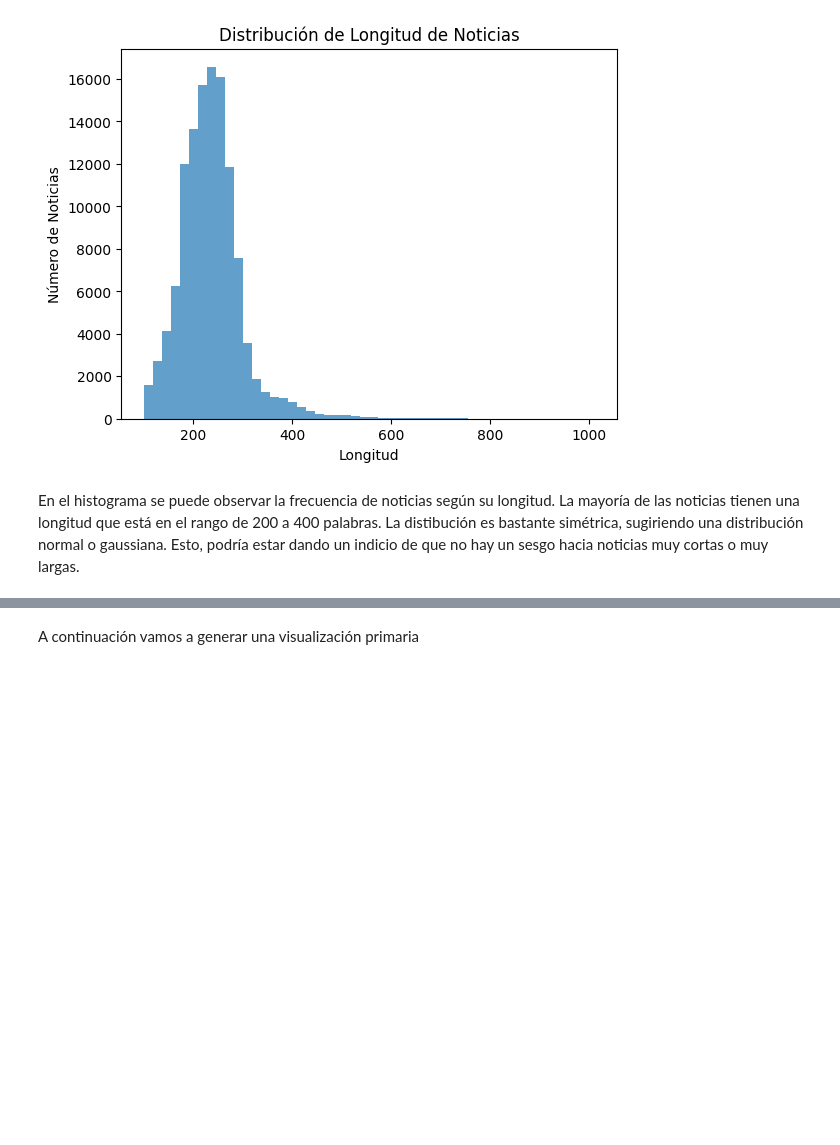
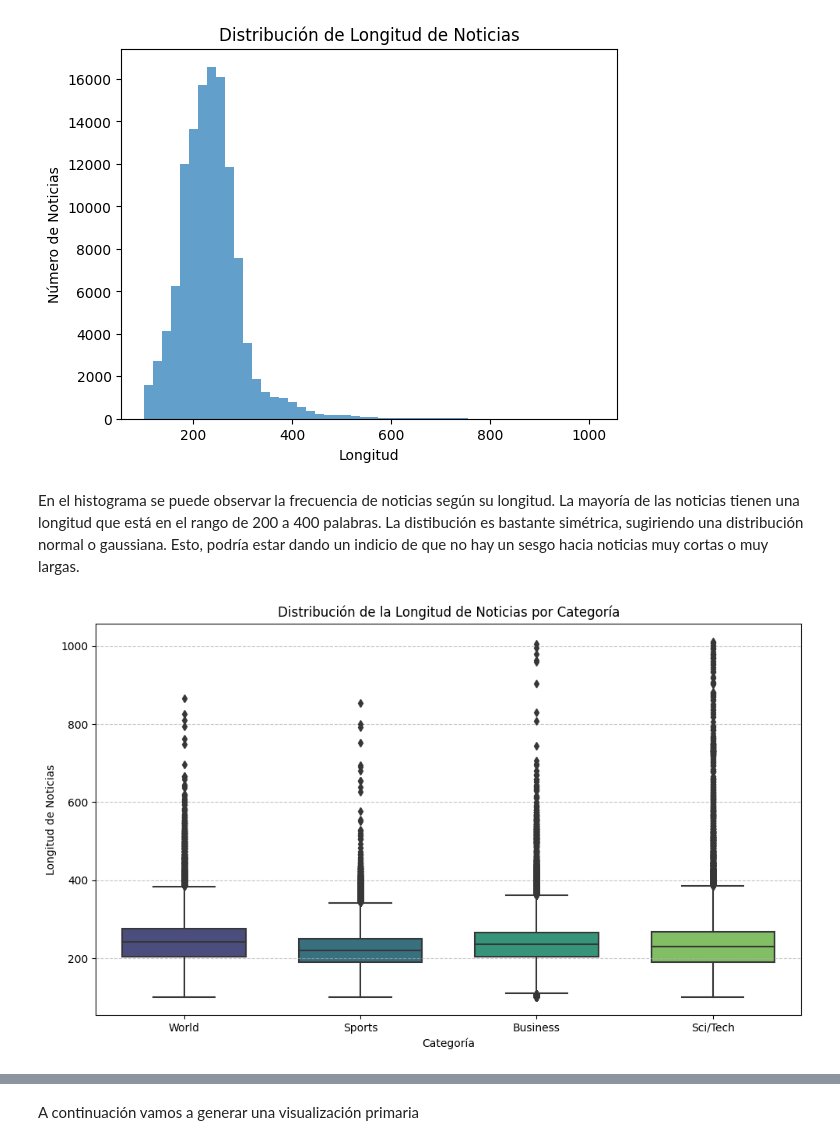
Before and after one commit to sanlares/udesa_datascience, a Jupyter notebook: aprendizaje_upervisado/TP_Final/Supervisado_UdeSA_TP_Esqueleto (1).ipynb, the cells around one changed output, grey strips where cells are left out. Cells and saved outputs as stored; diff of their text form; code cells hidden in the pictures; blank space fills up the shorter version.

```diff
--- a/aprendizaje_upervisado/TP_Final/Supervisado_UdeSA_TP_Esqueleto (1).ipynb
+++ b/aprendizaje_upervisado/TP_Final/Supervisado_UdeSA_TP_Esqueleto (1).ipynb
@@ -246,3 +258,22 @@ plt.show()
 [figure]
 # %% [markdown]
 En el histograma se puede observar la frecuencia de noticias según su longitud. La mayoría de las noticias tienen una longitud que está en el rango de 200 a 400 palabras. La distibución es bastante simétrica, sugiriendo una distribución normal o gaussiana. Esto, podría estar dando un indicio de que no hay un sesgo hacia noticias muy cortas o muy largas.
+# %%
+import matplotlib.pyplot as plt
+import seaborn as sns
+
+# Crear una nueva columna en el DataFrame para la longitud de las noticias
+df_train['length'] = df_train['text'].apply(len)
+
+# Crear el boxplot
+plt.figure(figsize=(10, 6))
+sns.boxplot(x='label', y='text_length', data=df_train, palette='viridis', width=0.7, saturation=0.7)
+plt.title('Distribución de la Longitud de Noticias por Categoría')
+plt.xlabel('Categoría')
+plt.ylabel('Longitud de Noticias')
+plt.xticks([0,1,2,3], ['World', 'Sports', 'Business', 'Sci/Tech'])
+plt.grid(axis='y', linestyle='--', alpha=0.7)
+plt.tight_layout()
+plt.show()
+# %% [output]
+[figure, added]
```
Also changed, not shown: parts of 12 cells of this notebook, 2 other files.
